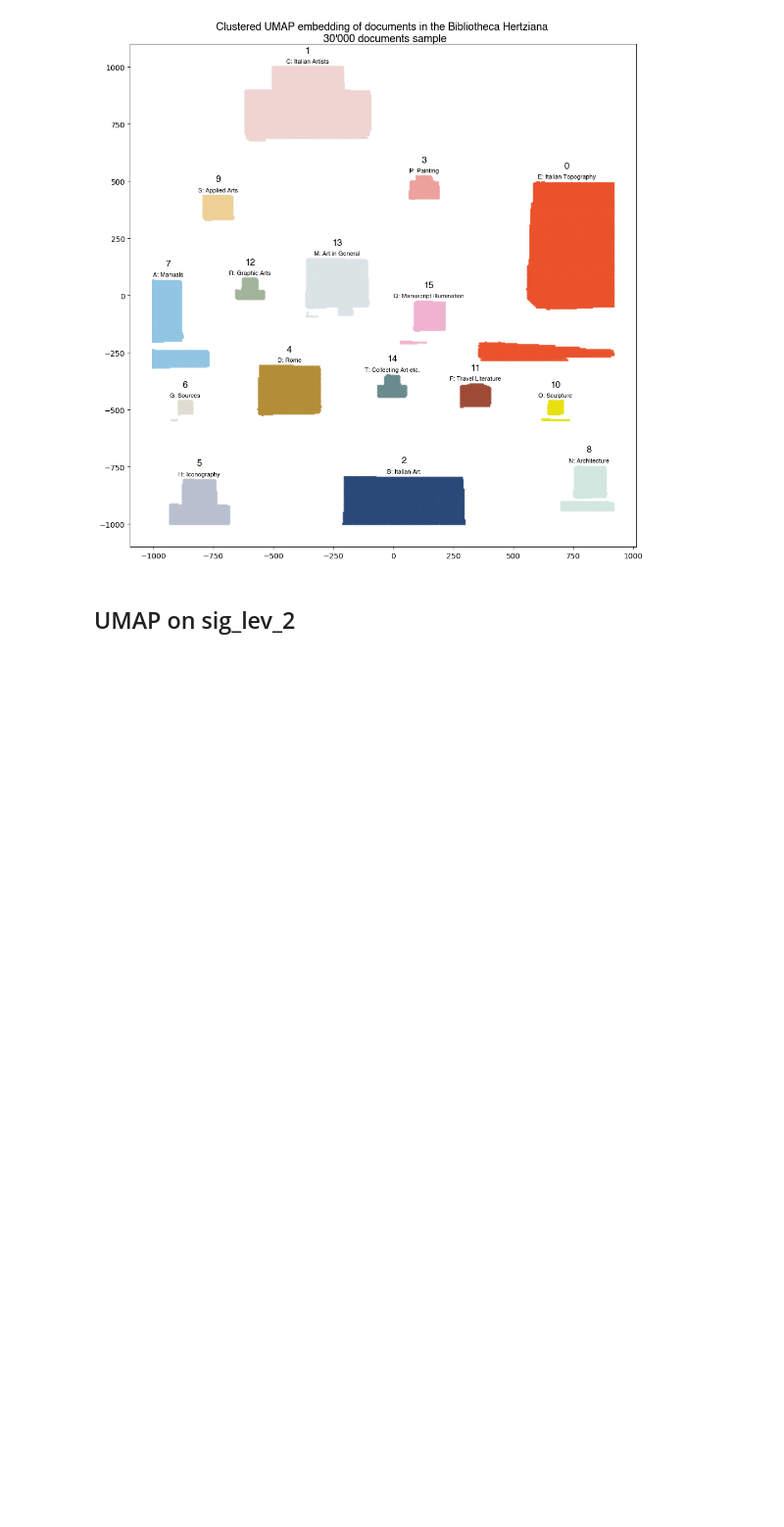
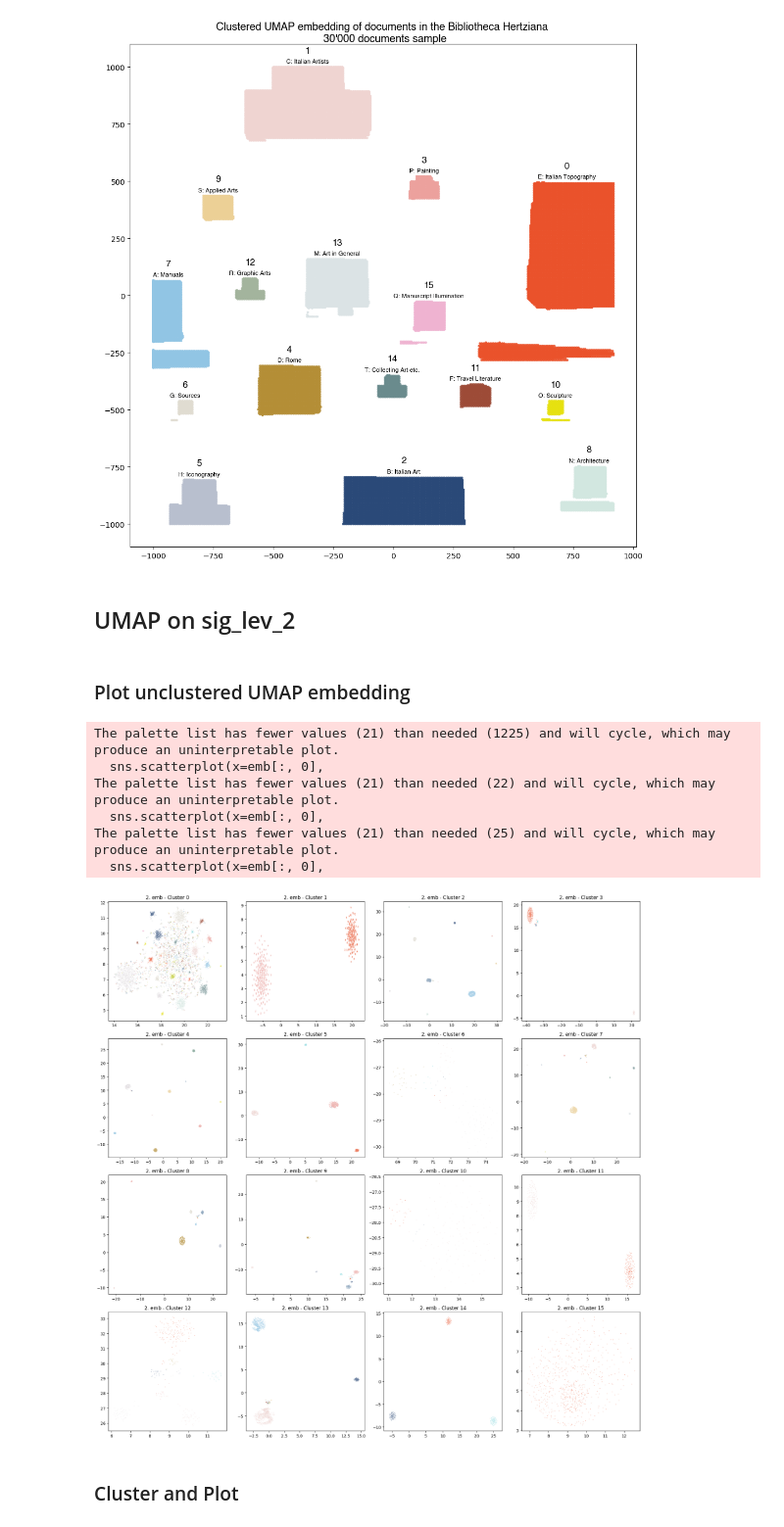
Before and after one commit to hanaCasey/BHVizData, a Jupyter notebook: iterative_approach.ipynb, the cells around one changed output. Shown at 98% size. Cells and saved outputs as stored; diff of their text form; code cells hidden in the pictures; blank space fills up the shorter version.

```diff
--- a/iterative_approach.ipynb
+++ b/iterative_approach.ipynb
@@ -46,11 +46,11 @@ df_filtered = df_filtered.sample(30000)
 # %%
 # text cols for wordclouds, cluster cols for clustering
 text_cols = ['text', 'text_3', 'text_2', 'text_1']
-cluster_cols = ['sig_lev_1', 'sig_lev_2', 'sys']
+cluster_cols = ['sig_lev_1', 'text_2', 'sys']
 
 # Perform one-hot encoding on the cluster_cols
 df_cluster_1 = pd.get_dummies(df[cluster_cols[0]])
-df_cluster_2 = pd.get_dummies(df[cluster_cols[1:3]])
+df_cluster_2 = pd.get_dummies(df[cluster_cols[1]])
 # %% [markdown]
 # Import Functions
 # %%
@@ -157,7 +157,7 @@ labels = hdbscan.HDBSCAN(
 clustered = (labels >= 0)
 
 values = set(labels)
-clusters = [[index for index, cluster in enumerate(labels) if cluster==value] for value in values]
+clusters_1 = [[index for index, cluster in enumerate(labels) if cluster==value] for value in values]
 # %%
 for i, emb in enumerate([embedding_1, normalized_embedding]):
     # Labels and center of clusters
@@ -166,7 +166,7 @@ for i, emb in enumerate([embedding_1, normalized_embedding]):
 
     emb = emb
 
-    for j, cluster_points in enumerate(clusters):
+    for j, cluster_points in enumerate(clusters_1):
 
         cluster_sig = df.iloc[cluster_points].sig_lev_1.value_counts().index[0]
         cluster_labels.append((f'{j}', f'{cluster_sig}: {subject_dict[cluster_sig]}'))
@@ -215,10 +215,10 @@ for i, emb in enumerate([embedding_1, normalized_embedding]):
 # %% [markdown]
 ## UMAP on sig_lev_2
 # %%
-# Compute umap for each cluster
+# Umap embedding for each cluster
 embeddings_2 = []
 
-for i, cluster in enumerate(clusters):
+for i, cluster in enumerate(clusters_1):
 
     n_neighbors = 30
     metric = 'russellrao'
@@ -233,6 +233,62 @@ for i, cluster in enumerate(clusters):
     x_umap = umap.fit_transform(data)
 
     embeddings_2.append(x_umap)
+
+# Normalize embeddings
+normalized_embeddings_2 = []
+for emb in embeddings_2:
+    normalized_embeddings_2.append(normalize(emb))
+# %% [markdown]
+### Plot unclustered UMAP embedding
+# %%
+n_clusters = len(clusters_1)
+n_rows = int(np.ceil(np.sqrt(n_clusters)))
+n_cols = int(np.ceil(n_clusters / n_rows))
+
+# Create the subplots for the level 2 embeddings
+fig, axes = plt.subplots(n_rows, n_cols, figsize=(19, 19))
+axes = axes.flatten()
+
+for i, cluster in enumerate(clusters_1):
+
+    ax = axes[i]
+
+    emb = embeddings_2[i]
+    labels = clusters_2[i][0]
+    clustered = clusters_2[i][1]
+
+    rows = df.iloc[cluster, :]
+    order = sorted(rows.text_2.unique())
+
+
+    # Clustered datapoints
+    sns.scatterplot(x=emb[:, 0],
+                    y=emb[:, 1],
+                    hue=rows.text_2,
+                    hue_order=order,
+                    palette=custom_colours,
+                    ax=ax,
+                    s=1,)
+
+    ax.set_title('2. emb - Cluster {}'.format(i))
+    ax.get_legend().remove()
+
+# Hide any extra subplots
+for j in range(n_clusters, n_rows * n_cols):
+    fig.delaxes(axes[j])
+
+plt.tight_layout()
+plt.show()
+# %% [output]
+The palette list has fewer values (21) than needed (1225) and will cycle, which may produce an uninterpretable plot.
+  sns.scatterplot(x=emb[:, 0],
+The palette list has fewer values (21) than needed (22) and will cycle, which may produce an uninterpretable plot.
+  sns.scatterplot(x=emb[:, 0],
+The palette list has fewer values (21) than needed (25) and will cycle, which may produce an uninterpretable plot.
+  sns.scatterplot(x=emb[:, 0],
+[figure, added]
+# %% [markdown]
+### Cluster and Plot
 # %%
 # Clustering
 clusters_2 = []
```
Also changed, not shown: parts of 3 cells of this notebook.
